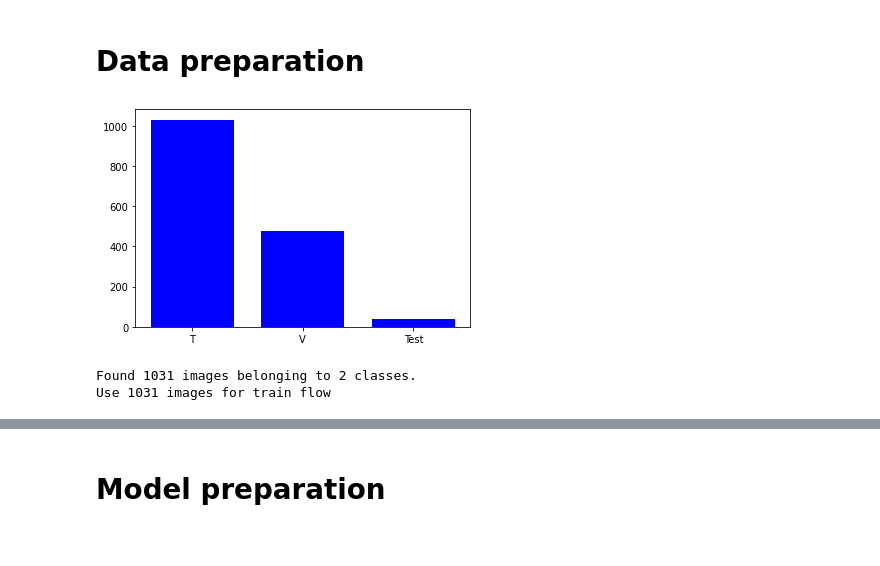
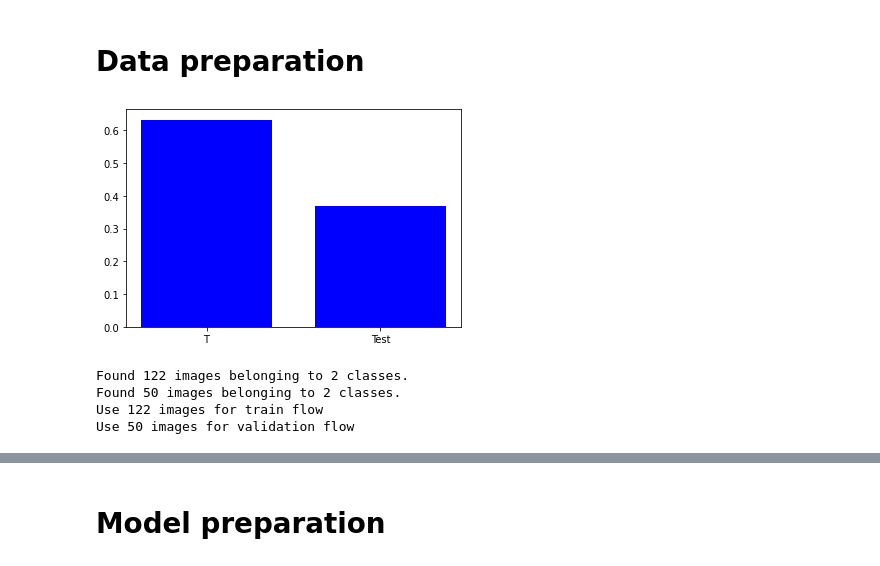
Before and after one commit to PashaIanko/Hackathon.Food-Digitalization, a Jupyter notebook: model_preparation.ipynb, the cells around one changed output, grey strips where cells are left out. Saved outputs shown, nothing was run; the diff lists cells and outputs as text; code cells hidden in the pictures.

```diff
--- a/model_preparation.ipynb
+++ b/model_preparation.ipynb
@@ -35,8 +35,8 @@ import pandas as pd
 # %%
 
 class DataProperties:
-    main_dir = '/content/drive/MyDrive/ML/Datasets/4.Food5k/'
-    validation_dir = main_dir + 'validation/'
+    main_dir = '/content/drive/MyDrive/ML/Datasets/5.Unox/'
+    # validation_dir = main_dir + 'validation/'
     train_dir = main_dir + 'train/'
     test_dir = main_dir + 'test/'
 
@@ -55,7 +55,7 @@ make_dirs(
     [
      DataProperties.hackathon_dir,
      DataProperties.train_dir,
-     DataProperties.validation_dir,
+     # DataProperties.validation_dir,
      DataProperties.model_save_dir,
      DataProperties.histories_dir,
     ]
@@ -65,30 +65,36 @@ assert(isdir(DataProperties.main_dir))
 assert(isdir(DataProperties.model_save_dir))
 
 assert(isdir(DataProperties.train_dir))
-assert(isdir(DataProperties.validation_dir))
+# assert(isdir(DataProperties.validation_dir))
 assert(isdir(DataProperties.histories_dir))
 # %%
 def calc_files(directory):
     total_files = 0
 
     for base, _, files in os.walk(directory):
         # print('Searching in : ',base)
         for _ in files:
             total_files += 1
     return total_files
 
-x = ['T', 'V', 'Test']
+x = ['T', 'Test']
 y = [
      calc_files(dir) for dir in [
-                                 DataProperties.train_dir, DataProperties.validation_dir,
+                                 DataProperties.train_dir,
+                                 # DataProperties.validation_dir,
                                  DataProperties.test_dir]
 ]
+
+y = np.array(y)
+y = y / sum(y)
+# y[0] = y[0] / sum(y)
+# y[1] = y[1] / sum(y)
 
 fig, ax = plt.subplots()
 ax.bar(x, y, width = 0.75, color = 'blue')
 plt.show()
 # %% [output]
-[figure, old version]
+[figure, new version]
 # %%
 target_shape = (256, 256)
 
@@ -101,12 +107,13 @@ zoom_range = [0.9, 1.1]
 # %%
 train_use = 1
+validation_split = 0.3
 
 def preprocess(image):
     image = image / 255.
     return image
 
 train_generator = ImageDataGenerator(
-    validation_split = 1 - train_use,
+    validation_split = validation_split, # 1 - train_use,
 
     preprocessing_function = preprocess,
     # samplewise_center =
@@ -135,8 +142,24 @@ train_flow = train_generator.flow_from_directory(
     seed = 123
 )
 
+val_flow = train_generator.flow_from_directory(
+    directory = DataProperties.train_dir,
+
+    target_size = target_shape,
+    color_mode = 'rgb',
+    # classes =
+    class_mode = 'sparse',
+    batch_size = train_batch_size,
+    subset = 'validation',
+    shuffle = False,
+    seed = 123
+)
+
 print(f'Use {train_flow.n} images for train flow')
+print(f'Use {val_flow.n} images for validation flow')
 # %% [output]
-Found 1031 images belonging to 2 classes.
-Use 1031 images for train flow
+Found 122 images belonging to 2 classes.
+Found 50 images belonging to 2 classes.
+Use 122 images for train flow
+Use 50 images for validation flow
 # %%
```
Also changed, not shown: parts of 11 cells of this notebook.
